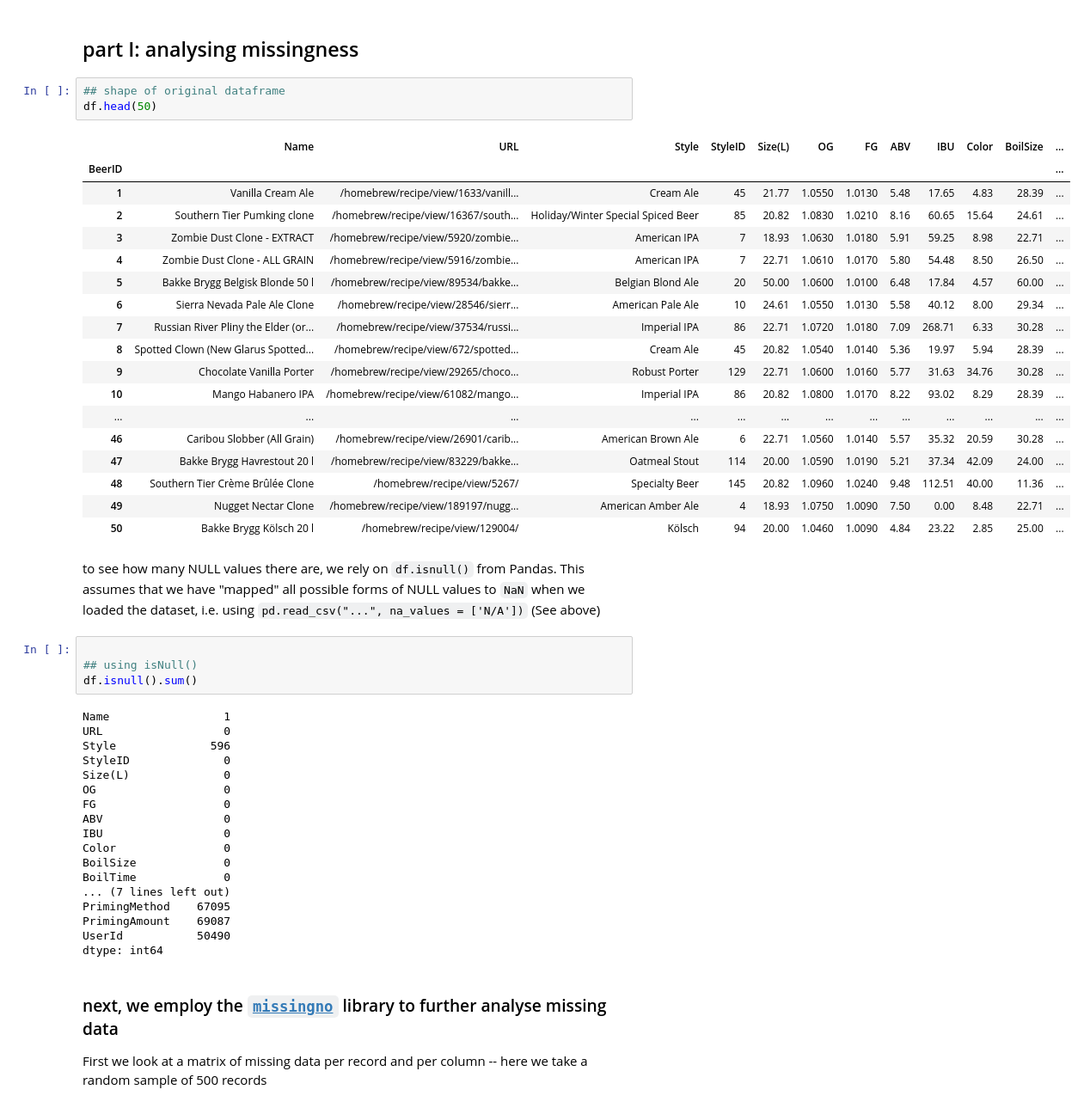
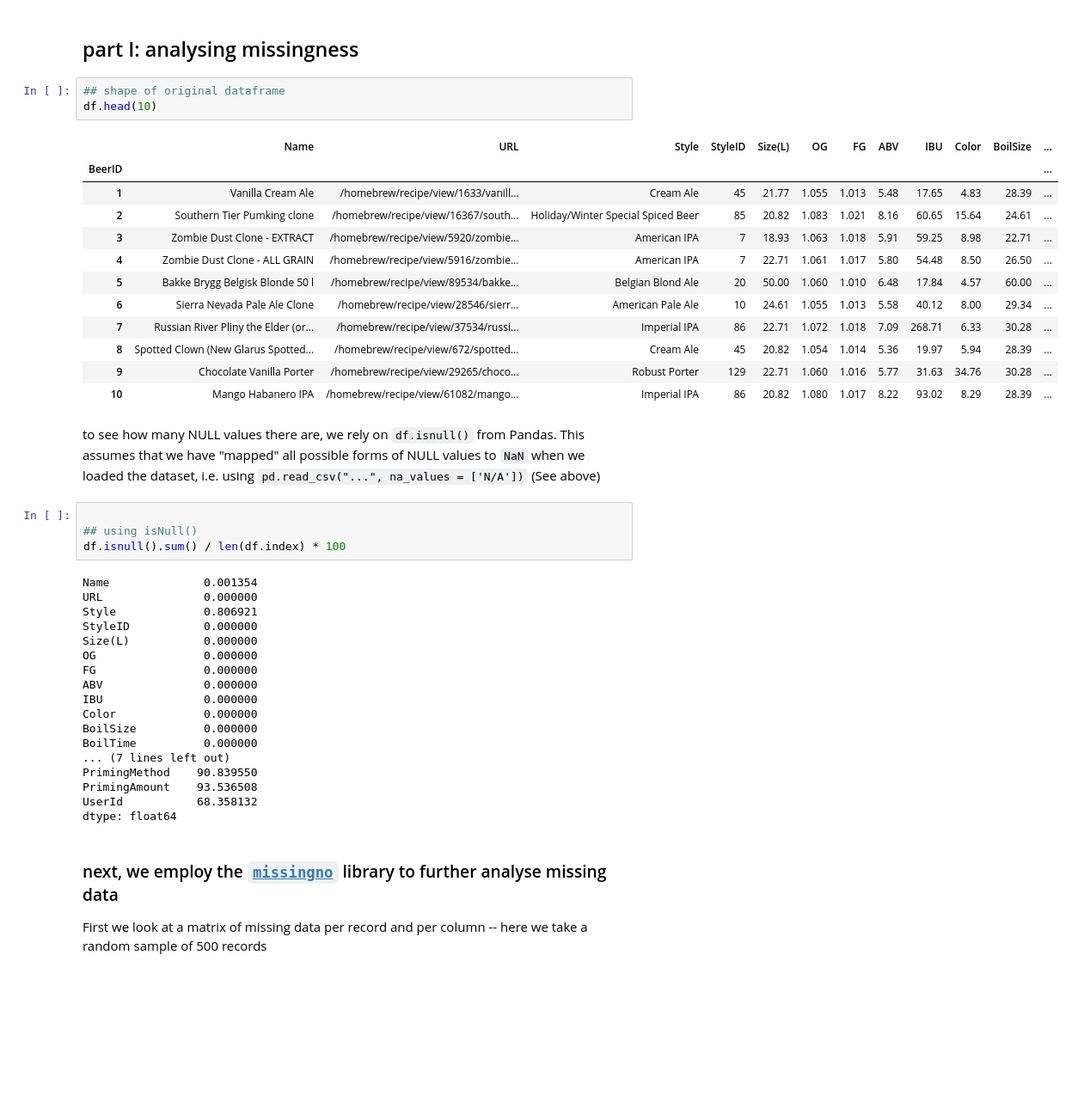
Before and after one commit to sarahj0/CSC3831-2022-23, a Jupyter notebook: IMPUTATION/regression-example/Beer-imputation-example.ipynb, the cells around one changed output. Shown at 86% size. Drawn from its saved outputs; the diff is of its cells as text; blank space fills up the shorter version.

Commit message:
modified beer imputation example

```diff
--- a/IMPUTATION/regression-example/Beer-imputation-example.ipynb
+++ b/IMPUTATION/regression-example/Beer-imputation-example.ipynb
@@ -19,51 +19,45 @@ Index(['Name', 'URL', 'Style', 'StyleID', 'Size(L)', 'OG', 'FG', 'ABV', 'IBU',
 ## part I: analysing missingness
 # %%
 ## shape of original dataframe
-df.head(50)
+df.head(10)
 # %% [output]
 |  | Name | URL | Style | StyleID | Size(L) | OG | FG | ABV | IBU | Color | BoilSize | ... |
 | BeerID |  |  |  |  |  |  |  |  |  |  |  | ... |
-| 1 | Vanilla Cream Ale | /homebrew/recipe/view/1633/vanill... | Cream Ale | 45 | 21.77 | 1.0550 | 1.0130 | 5.48 | 17.65 | 4.83 | 28.39 | ... |
-| 2 | Southern Tier Pumking clone | /homebrew/recipe/view/16367/south... | Holiday/Winter Special Spiced Beer | 85 | 20.82 | 1.0830 | 1.0210 | 8.16 | 60.65 | 15.64 | 24.61 | ... |
-| 3 | Zombie Dust Clone - EXTRACT | /homebrew/recipe/view/5920/zombie... | American IPA | 7 | 18.93 | 1.0630 | 1.0180 | 5.91 | 59.25 | 8.98 | 22.71 | ... |
-| 4 | Zombie Dust Clone - ALL GRAIN | /homebrew/recipe/view/5916/zombie... | American IPA | 7 | 22.71 | 1.0610 | 1.0170 | 5.80 | 54.48 | 8.50 | 26.50 | ... |
-| 5 | Bakke Brygg Belgisk Blonde 50 l | /homebrew/recipe/view/89534/bakke... | Belgian Blond Ale | 20 | 50.00 | 1.0600 | 1.0100 | 6.48 | 17.84 | 4.57 | 60.00 | ... |
-| 6 | Sierra Nevada Pale Ale Clone | /homebrew/recipe/view/28546/sierr... | American Pale Ale | 10 | 24.61 | 1.0550 | 1.0130 | 5.58 | 40.12 | 8.00 | 29.34 | ... |
-| 7 | Russian River Pliny the Elder (or... | /homebrew/recipe/view/37534/russi... | Imperial IPA | 86 | 22.71 | 1.0720 | 1.0180 | 7.09 | 268.71 | 6.33 | 30.28 | ... |
-| 8 | Spotted Clown (New Glarus Spotted... | /homebrew/recipe/view/672/spotted... | Cream Ale | 45 | 20.82 | 1.0540 | 1.0140 | 5.36 | 19.97 | 5.94 | 28.39 | ... |
-| 9 | Chocolate Vanilla Porter | /homebrew/recipe/view/29265/choco... | Robust Porter | 129 | 22.71 | 1.0600 | 1.0160 | 5.77 | 31.63 | 34.76 | 30.28 | ... |
-| 10 | Mango Habanero IPA | /homebrew/recipe/view/61082/mango... | Imperial IPA | 86 | 20.82 | 1.0800 | 1.0170 | 8.22 | 93.02 | 8.29 | 28.39 | ... |
-| ... | ... | ... | ... | ... | ... | ... | ... | ... | ... | ... | ... | ... |
-| 46 | Caribou Slobber (All Grain) | /homebrew/recipe/view/26901/carib... | American Brown Ale | 6 | 22.71 | 1.0560 | 1.0140 | 5.57 | 35.32 | 20.59 | 30.28 | ... |
-| 47 | Bakke Brygg Havrestout 20 l | /homebrew/recipe/view/83229/bakke... | Oatmeal Stout | 114 | 20.00 | 1.0590 | 1.0190 | 5.21 | 37.34 | 42.09 | 24.00 | ... |
-| 48 | Southern Tier Crème Brûlée Clone | /homebrew/recipe/view/5267/ | Specialty Beer | 145 | 20.82 | 1.0960 | 1.0240 | 9.48 | 112.51 | 40.00 | 11.36 | ... |
-| 49 | Nugget Nectar Clone | /homebrew/recipe/view/189197/nugg... | American Amber Ale | 4 | 18.93 | 1.0750 | 1.0090 | 7.50 | 0.00 | 8.48 | 22.71 | ... |
-| 50 | Bakke Brygg Kölsch 20 l | /homebrew/recipe/view/129004/ | Kölsch | 94 | 20.00 | 1.0460 | 1.0090 | 4.84 | 23.22 | 2.85 | 25.00 | ... |
+| 1 | Vanilla Cream Ale | /homebrew/recipe/view/1633/vanill... | Cream Ale | 45 | 21.77 | 1.055 | 1.013 | 5.48 | 17.65 | 4.83 | 28.39 | ... |
+| 2 | Southern Tier Pumking clone | /homebrew/recipe/view/16367/south... | Holiday/Winter Special Spiced Beer | 85 | 20.82 | 1.083 | 1.021 | 8.16 | 60.65 | 15.64 | 24.61 | ... |
+| 3 | Zombie Dust Clone - EXTRACT | /homebrew/recipe/view/5920/zombie... | American IPA | 7 | 18.93 | 1.063 | 1.018 | 5.91 | 59.25 | 8.98 | 22.71 | ... |
+| 4 | Zombie Dust Clone - ALL GRAIN | /homebrew/recipe/view/5916/zombie... | American IPA | 7 | 22.71 | 1.061 | 1.017 | 5.80 | 54.48 | 8.50 | 26.50 | ... |
+| 5 | Bakke Brygg Belgisk Blonde 50 l | /homebrew/recipe/view/89534/bakke... | Belgian Blond Ale | 20 | 50.00 | 1.060 | 1.010 | 6.48 | 17.84 | 4.57 | 60.00 | ... |
+| 6 | Sierra Nevada Pale Ale Clone | /homebrew/recipe/view/28546/sierr... | American Pale Ale | 10 | 24.61 | 1.055 | 1.013 | 5.58 | 40.12 | 8.00 | 29.34 | ... |
+| 7 | Russian River Pliny the Elder (or... | /homebrew/recipe/view/37534/russi... | Imperial IPA | 86 | 22.71 | 1.072 | 1.018 | 7.09 | 268.71 | 6.33 | 30.28 | ... |
+| 8 | Spotted Clown (New Glarus Spotted... | /homebrew/recipe/view/672/spotted... | Cream Ale | 45 | 20.82 | 1.054 | 1.014 | 5.36 | 19.97 | 5.94 | 28.39 | ... |
+| 9 | Chocolate Vanilla Porter | /homebrew/recipe/view/29265/choco... | Robust Porter | 129 | 22.71 | 1.060 | 1.016 | 5.77 | 31.63 | 34.76 | 30.28 | ... |
+| 10 | Mango Habanero IPA | /homebrew/recipe/view/61082/mango... | Imperial IPA | 86 | 20.82 | 1.080 | 1.017 | 8.22 | 93.02 | 8.29 | 28.39 | ... |
 # %% [markdown]
 to see how many NULL values there are, we rely on `df.isnull()` from Pandas. This assumes that we have "mapped" all possible forms of NULL values to `NaN` when we loaded the dataset, i.e. using
 `pd.read_csv("...", na_values = ['N/A'])` (See above)
 # %%
 
 ## using isNull()
-df.isnull().sum()
+df.isnull().sum() / len(df.index) * 100
 # %% [output]
-Name                 1
-URL                  0
-Style              596
-StyleID              0
-Size(L)              0
-OG                   0
-FG                   0
-ABV                  0
-IBU                  0
-Color                0
-BoilSize             0
-BoilTime             0
+Name              0.001354
+URL               0.000000
+Style             0.806921
+StyleID           0.000000
+Size(L)           0.000000
+OG                0.000000
+FG                0.000000
+ABV               0.000000
+IBU               0.000000
+Color             0.000000
+BoilSize          0.000000
+BoilTime          0.000000
 ... (7 lines left out)
-PrimingMethod    67095
-PrimingAmount    69087
-UserId           50490
-dtype: int64
+PrimingMethod    90.839550
+PrimingAmount    93.536508
+UserId           68.358132
+dtype: float64
 # %% [markdown]
 ### next, we employ the [`missingno`](https://github.com/ResidentMario/missingno) library to further analyse missing data
 
```
Also changed, not shown: parts of 24 cells of this notebook.
